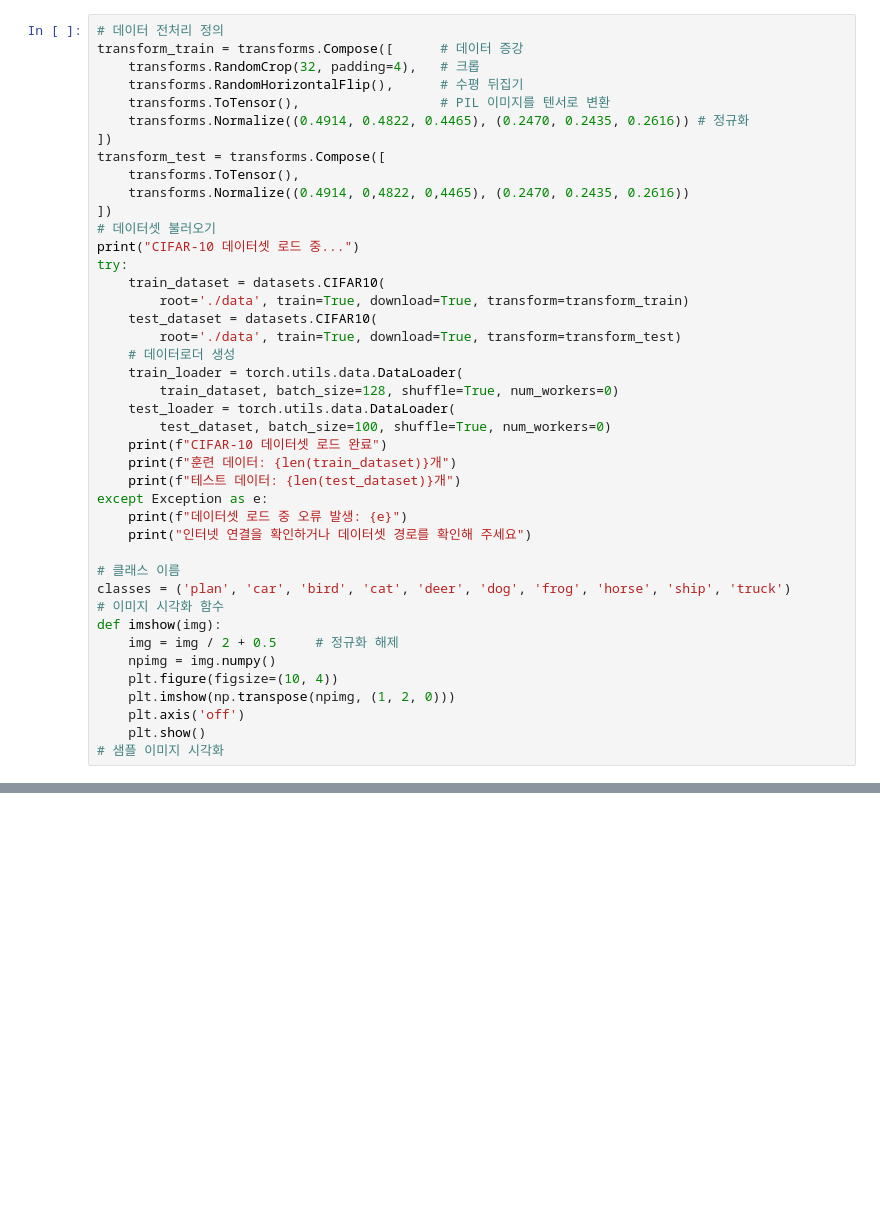
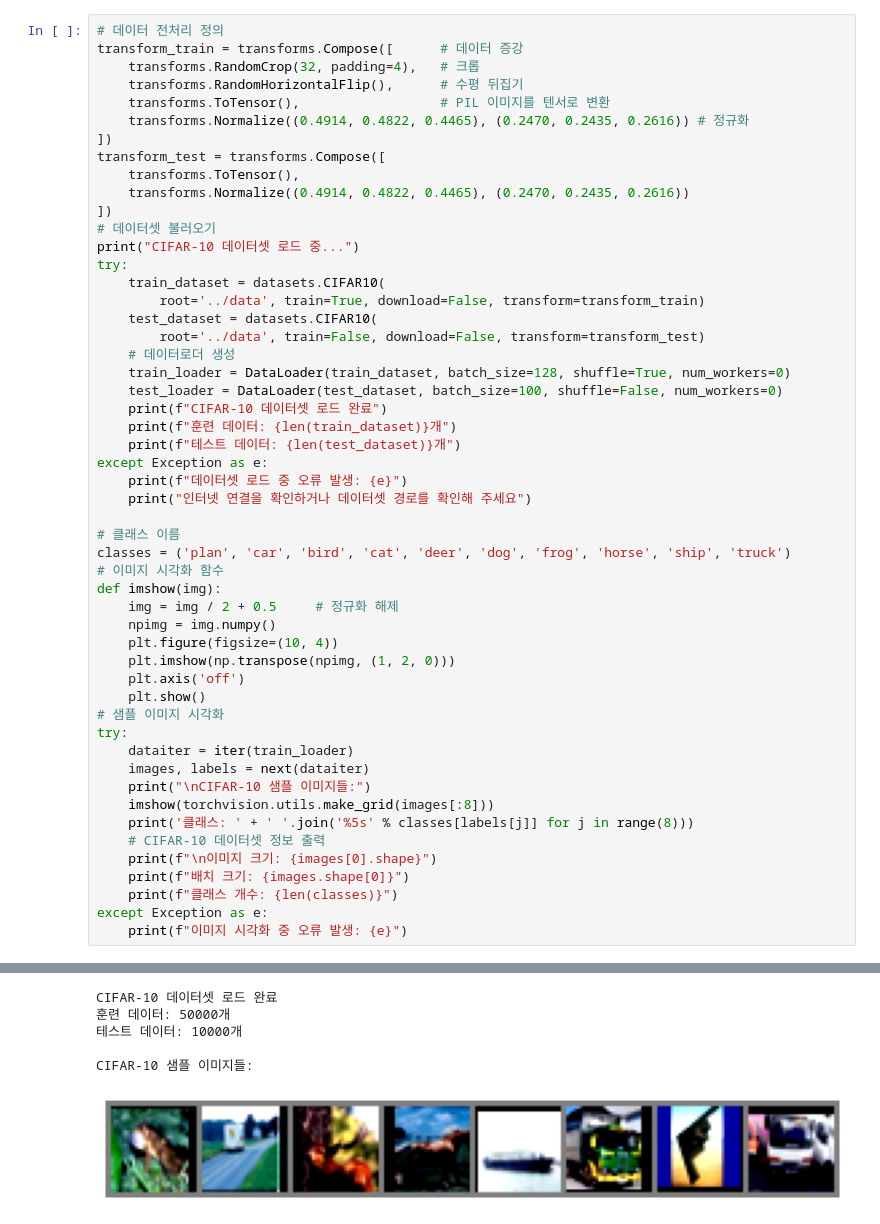
Before and after one commit to dx83/pytorch_study, a Jupyter notebook: scripts/ipynb/5.2.2.CIFAR-10.ipynb, the cells around one changed output, grey strips where cells are left out. Saved outputs shown, nothing was run; the diff lists cells and outputs as text; blank space fills up the shorter version.

```diff
--- a/scripts/ipynb/5.2.2.CIFAR-10.ipynb
+++ b/scripts/ipynb/5.2.2.CIFAR-10.ipynb
@@ -18,20 +19,18 @@ transform_train = transforms.Compose([      # 데이터 증강
 ])
 transform_test = transforms.Compose([
     transforms.ToTensor(),
-    transforms.Normalize((0.4914, 0,4822, 0,4465), (0.2470, 0.2435, 0.2616))
+    transforms.Normalize((0.4914, 0.4822, 0.4465), (0.2470, 0.2435, 0.2616))
 ])
 # 데이터셋 불러오기
 print("CIFAR-10 데이터셋 로드 중...")
 try:
     train_dataset = datasets.CIFAR10(
-        root='./data', train=True, download=True, transform=transform_train)
+        root='../data', train=True, download=False, transform=transform_train)
     test_dataset = datasets.CIFAR10(
-        root='./data', train=True, download=True, transform=transform_test)
+        root='../data', train=False, download=False, transform=transform_test)
     # 데이터로더 생성
-    train_loader = torch.utils.data.DataLoader(
-        train_dataset, batch_size=128, shuffle=True, num_workers=0)
-    test_loader = torch.utils.data.DataLoader(
-        test_dataset, batch_size=100, shuffle=True, num_workers=0)
+    train_loader = DataLoader(train_dataset, batch_size=128, shuffle=True, num_workers=0)
+    test_loader = DataLoader(test_dataset, batch_size=100, shuffle=False, num_workers=0)
     print(f"CIFAR-10 데이터셋 로드 완료")
     print(f"훈련 데이터: {len(train_dataset)}개")
     print(f"테스트 데이터: {len(test_dataset)}개")
@@ -50,3 +49,16 @@ def imshow(img):
     plt.axis('off')
     plt.show()
 # 샘플 이미지 시각화
+try:
+    dataiter = iter(train_loader)
+    images, labels = next(dataiter)
+    print("\nCIFAR-10 샘플 이미지들:")
+    imshow(torchvision.utils.make_grid(images[:8]))
+    print('클래스: ' + ' '.join('%5s' % classes[labels[j]] for j in range(8)))
+    # CIFAR-10 데이터셋 정보 출력
+    print(f"\n이미지 크기: {images[0].shape}")
+    print(f"배치 크기: {images.shape[0]}")
+    print(f"클래스 개수: {len(classes)}")
+except Exception as e:
+    print(f"이미지 시각화 중 오류 발생: {e}")
+# %% [output]
@@ -52,0 +67,6 @@ def imshow(img):
+CIFAR-10 데이터셋 로드 완료
+훈련 데이터: 50000개
+테스트 데이터: 10000개
+
+CIFAR-10 샘플 이미지들:
+[figure, added]
```
Also changed, not shown: parts of 4 cells of this notebook, 9 other files.
